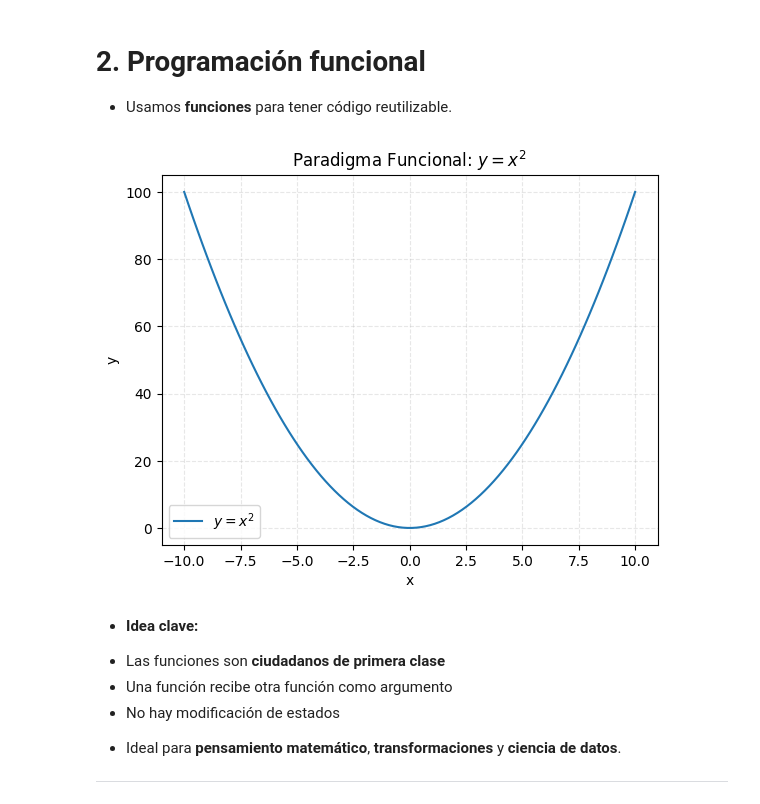
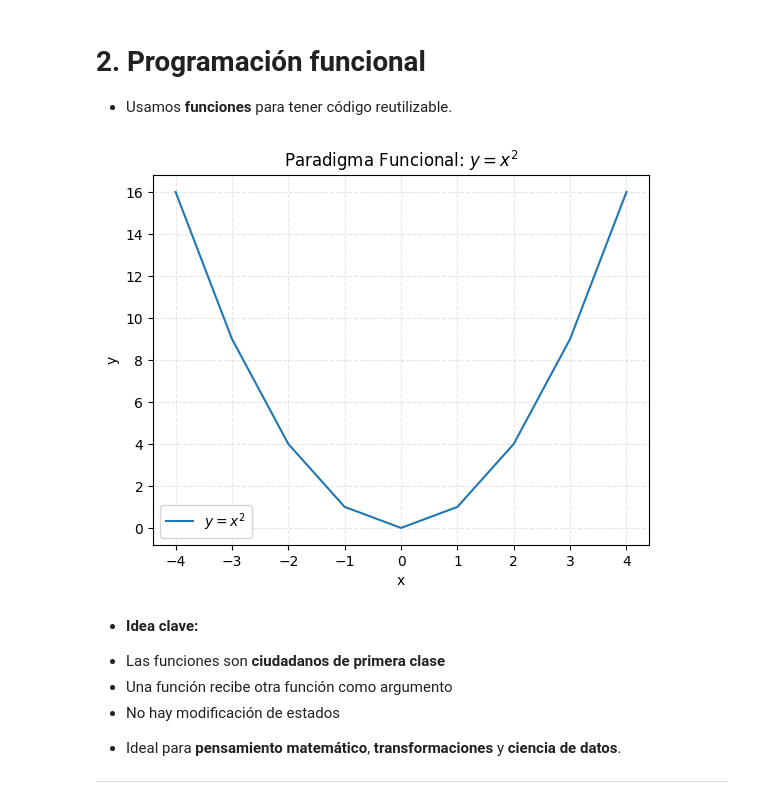
Before and after one commit to marco-canas/fundamentos_de_programacion, a Jupyter notebook: 2_clases/unidad1/1_chapter.ipynb, the cells around one changed output. Drawn from its saved outputs; the diff is of its cells as text; code cells hidden in the pictures.

```diff
--- a/2_clases/unidad1/1_chapter.ipynb
+++ b/2_clases/unidad1/1_chapter.ipynb
@@ -197,15 +131,15 @@ import matplotlib.pyplot as plt
 import numpy as np
 
 # Datos
-x = np.linspace(start = -10, stop =  10, num = 100) # crea una progresión aritmética dados el primero y último términos y el número de términos
-y = x**2   # Cálcula los cuadrados de cada término de la prograsión aritmética.
+x = np.arange(start = -4, stop =  4 + 1, step = 1) # crea una progresión aritmética dados el primero y último términos y el número de términos
+y = x**2   # Cálcula los cuadrados de cada término de la progresión aritmética.
 
 # Gráfica
 plt.figure(figsize = (6,4))
 plt.title(r"Paradigma Procedimental: $y = x^2$")
 plt.xlabel("x")
 plt.ylabel("y")
-plt.xticks(np.arange(-10, 11))
+plt.xticks(np.arange(-4, 5))
 plt.grid(alpha = 0.5, linestyle = "--")
 plt.plot(x, y)   # Traza los puntos y une con líneas o segmentos
 plt.legend([r"$y = x^2$"])  # Agrega una leyenda a la gráfica
@@ -231,31 +165,31 @@ plt.show()
 # %%
 import matplotlib.pyplot as plt
 import numpy as np
 
 def funcion_cuadratica(x):
     return x**2
 
 def graficar(func, x):
     """Función para graficar una función matemática.
     Parámetros:
     - func: La función matemática a graficar
     - x: Los valores del dominio para los cuales se evaluará la función,
     cómo una progresión aritmética.
     """
     plt.figure() # Genera el lienzo o cuadra para hacer el gráfico
     plt.title(r"Paradigma Funcional: $y = x^2$")
     plt.xlabel("x")
     plt.ylabel("y")
     plt.grid(alpha = 0.3, linestyle = "--")
     plt.plot(x, func(x))
     plt.legend([r"$y = x^2$"])  # Agrega una leyenda a la gráfica
     plt.savefig(r"C:\Users\marco\Downloads\paradigma_funcional.png")
     plt.show()
 
-x = np.linspace(-10, 10, 100) # Genera elgunos puntos del dominio
-graficar(funcion_cuadratica, x)
+x = np.arange(start = -4, stop = 4 + 1, step = 1) # Genera algunos puntos del dominio de graficación
+graficar(funcion_cuadratica, x) # llama a la función que traza el gráfico de la función cuadrática
 # %% [output]
-[figure, old version]
+[figure, new version]
 # %% [markdown]
 - **Idea clave:**
 
```
Also changed, not shown: parts of 66 cells of this notebook, 2 other files.
